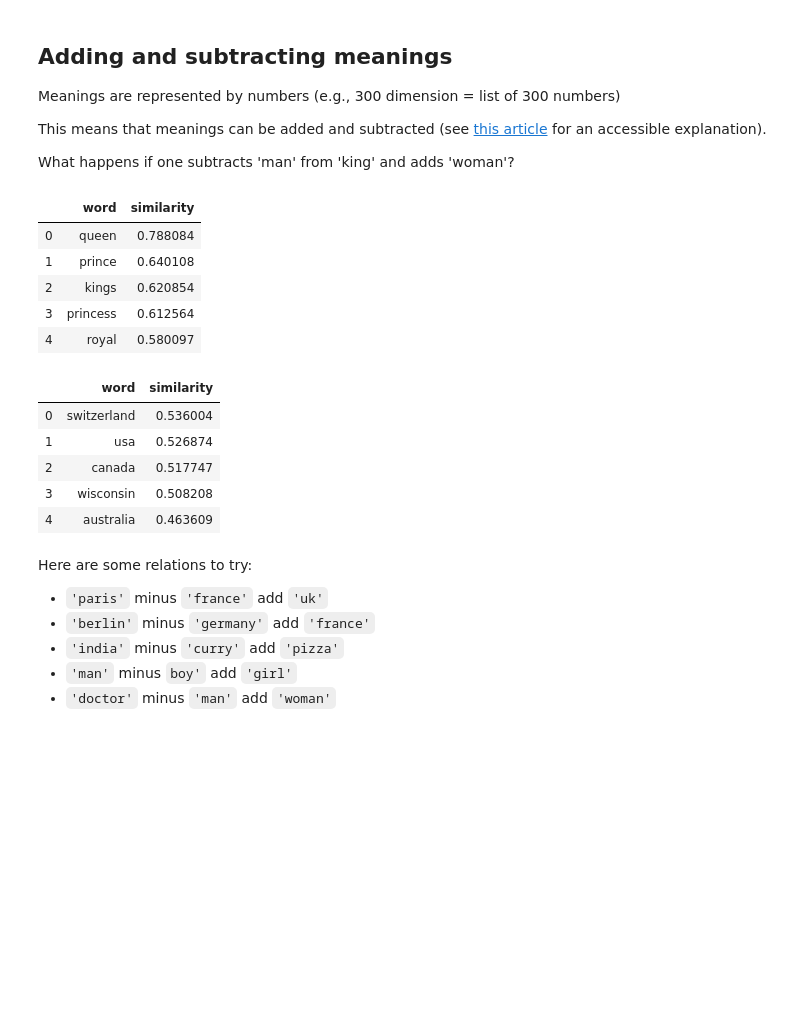
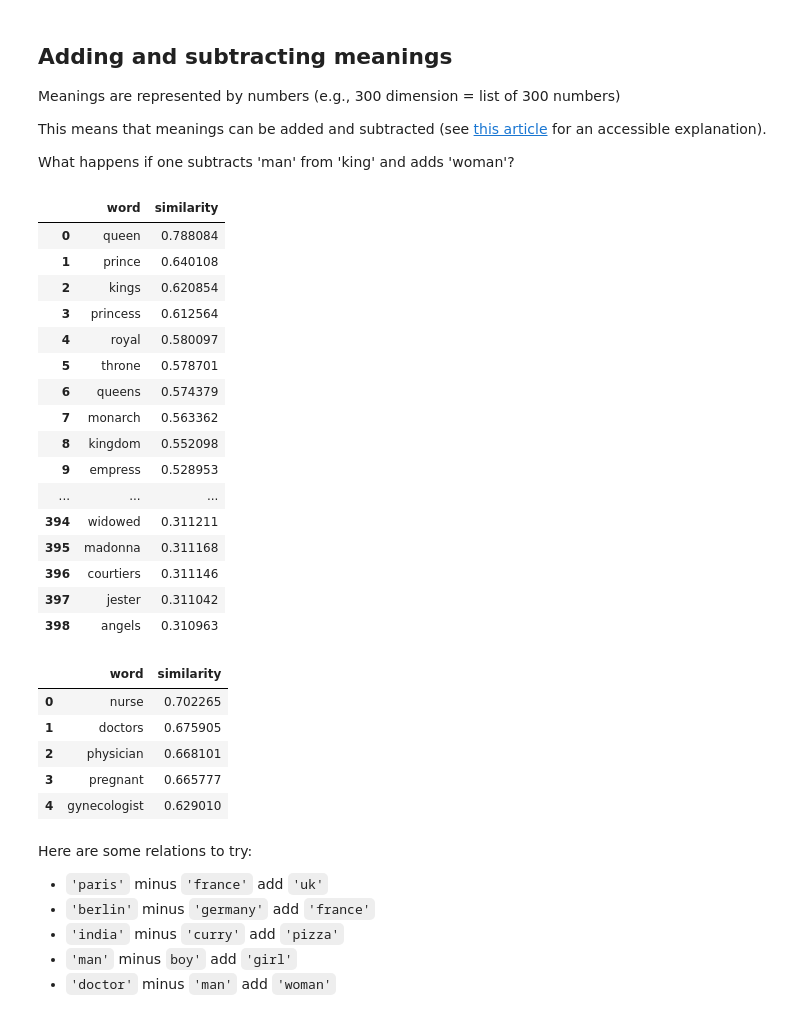
Before and after one commit to 473x/nlp_intro_v1, a Jupyter notebook: NLP intro_v3.ipynb, the cells around one changed output. Saved outputs shown, nothing was run; the diff lists cells and outputs as text; code cells hidden in the pictures; blank space fills up the shorter version.

```diff
--- a/NLP intro_v3.ipynb
+++ b/NLP intro_v3.ipynb
@@ -307,23 +309,34 @@ This means that meanings can be added and subtracted (see [this article](https:/
 
 What happens if one subtracts 'man' from 'king' and adds 'woman'?
 # %%
-calculateVector(start='king', subtract='man', add='woman', n=5)
+calculateVector(start='king', subtract='man', add='woman', n=500)
 # %% [output]
 |  | word | similarity |
 | 0 | queen | 0.788084 |
 | 1 | prince | 0.640108 |
 | 2 | kings | 0.620854 |
 | 3 | princess | 0.612564 |
 | 4 | royal | 0.580097 |
+| 5 | throne | 0.578701 |
+| 6 | queens | 0.574379 |
+| 7 | monarch | 0.563362 |
+| 8 | kingdom | 0.552098 |
+| 9 | empress | 0.528953 |
+| ... | ... | ... |
+| 394 | widowed | 0.311211 |
+| 395 | madonna | 0.311168 |
+| 396 | courtiers | 0.311146 |
+| 397 | jester | 0.311042 |
+| 398 | angels | 0.310963 |
 # %%
-calculateVector(start='uk', subtract='london', add='geneva', n=5)
+calculateVector(start='doctor', subtract='man', add='woman', n=5)
 # %% [output]
 |  | word | similarity |
-| 0 | switzerland | 0.536004 |
-| 1 | usa | 0.526874 |
-| 2 | canada | 0.517747 |
-| 3 | wisconsin | 0.508208 |
-| 4 | australia | 0.463609 |
+| 0 | nurse | 0.702265 |
+| 1 | doctors | 0.675905 |
+| 2 | physician | 0.668101 |
+| 3 | pregnant | 0.665777 |
+| 4 | gynecologist | 0.629010 |
 # %% [markdown]
 Here are some relations to try:
 - `'paris'` minus `'france'` add `'uk'`
```
Also changed, not shown: parts of 15 cells of this notebook, 2 other files.
